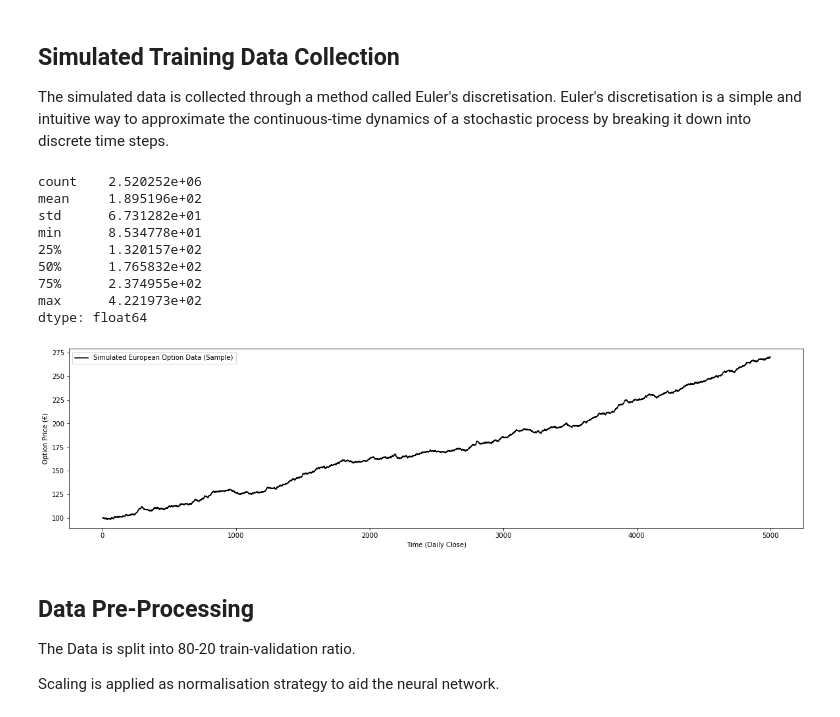
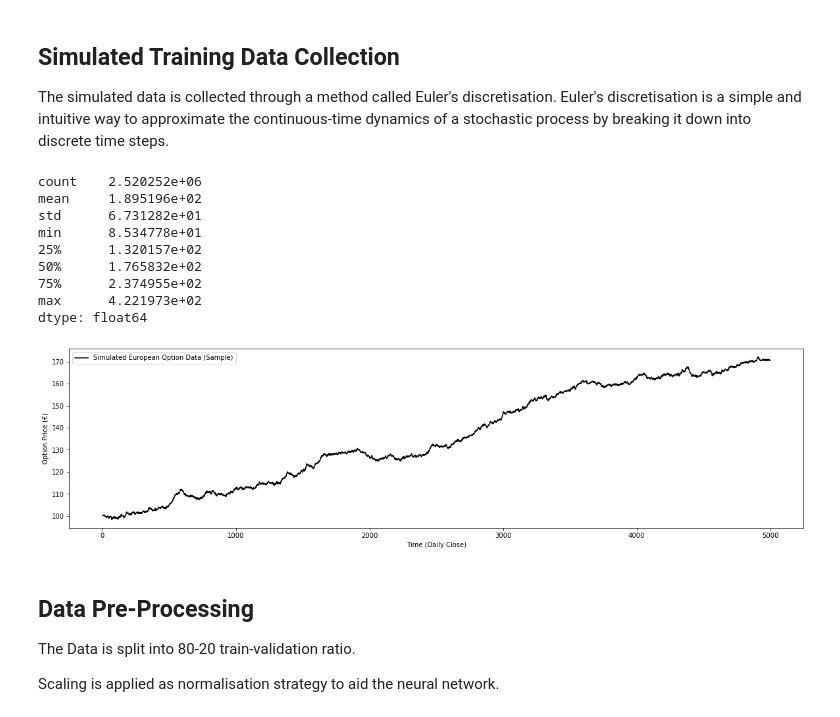
Before and after one commit to harvey-allen/option-pricing-and-stochastic-volatility, a Jupyter notebook: heston_neural_network.ipynb, the cells around one changed output. Saved outputs shown, nothing was run; the diff lists cells and outputs as text; code cells hidden in the pictures.

Commit message:
Sample Function

```diff
--- a/heston_neural_network.ipynb
+++ b/heston_neural_network.ipynb
@@ -56,28 +56,28 @@ S, V = eulers_discretion_simulation(100, 0.04, 10, 10, 2, 1, 252, 10000, 0.03)
 # %%
 import pandas as pd
 import matplotlib.pyplot as plt
 
 option_data = pd.Series(S.flatten())
 print(option_data.describe())
 
-x = np.linspace(0, 5000, 10000)
+x = np.linspace(0, 5000, 5000)
 plt.figure(figsize=(20,5))
-plt.plot(x, option_data[0:10000], label='Simulated European Option Data (Sample)', c='black')
+plt.plot(x, option_data[0:5000], label='Simulated European Option Data (Sample)', c='black')
 plt.xlabel("Time (Daily Close)")
 plt.ylabel("Option Price (€)")
 plt.legend()
 plt.show()
 # %% [output]
 count    2.520252e+06
 mean     1.895196e+02
 std      6.731282e+01
 min      8.534778e+01
 25%      1.320157e+02
 50%      1.765832e+02
 75%      2.374955e+02
 max      4.221973e+02
 dtype: float64
-[figure, old version]
+[figure, new version]
 # %% [markdown]
 ## Data Pre-Processing
 
```
Also changed, not shown: parts of 6 cells of this notebook.
